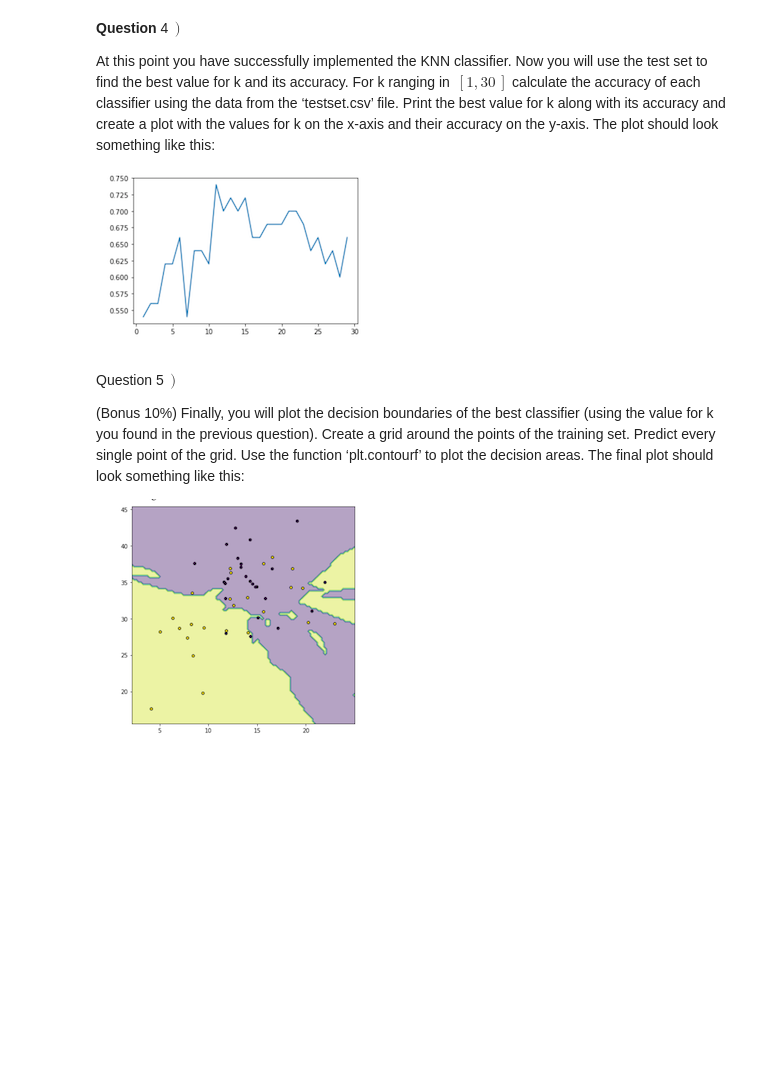
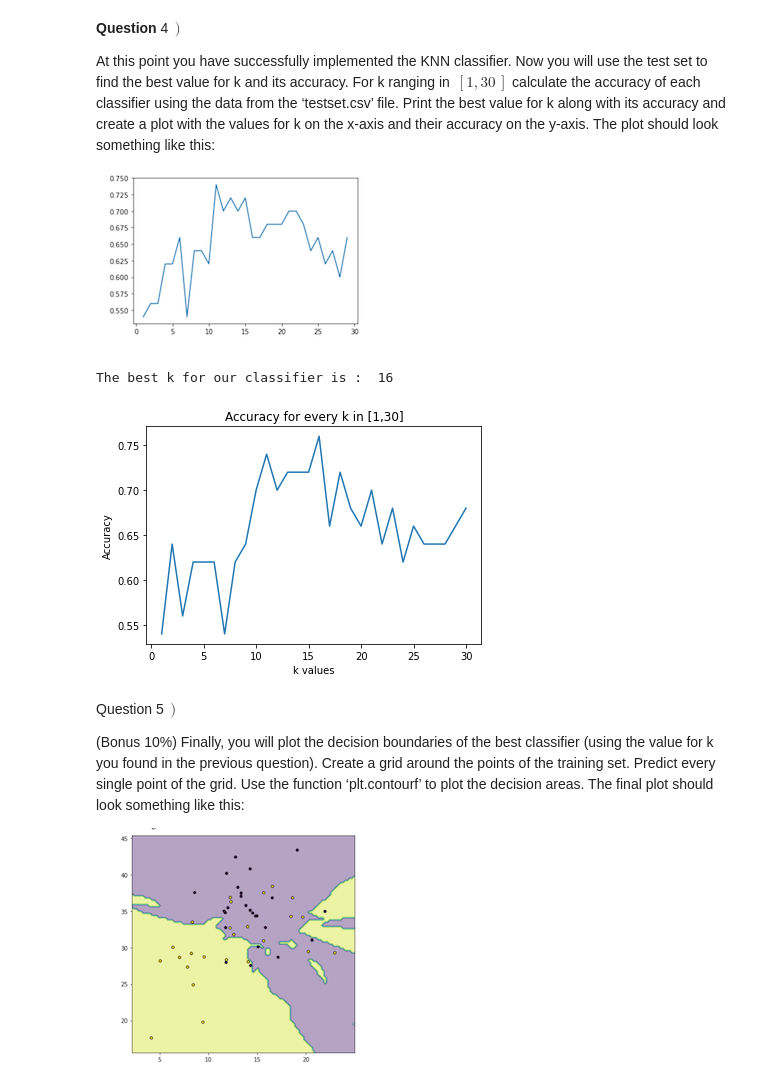
Before and after one commit to Hendrix8/Pattern_Recognition, a Jupyter notebook: Assignment_3/A3_tem2405.ipynb, the cells around one changed output. Saved outputs shown, nothing was run; the diff lists cells and outputs as text; code cells hidden in the pictures; blank space fills up the shorter version.

```diff
--- a/Assignment_3/A3_tem2405.ipynb
+++ b/Assignment_3/A3_tem2405.ipynb
@@ -220,6 +376,23 @@ and train is a numpy array of points. This function should return the euclidean
 **Question**  2 $ \, ) $
 
 Implement a function ‘find_neighbors(x, train, k)’, where k is the number of neighbors. This function should calculate the distance of x to all points in train (using the function you implemented in the previous step), sort them in descending order, and return the k top points from train (the k-nearest neighbors to x).
+# %%
+def find_neighbors(x, train, k):
+
+  dist_not_sorted = calculate_euclidean(x, train) # calculating all the distances of point x and the points t in train
+  dist_not_sorted = dist_not_sorted.reshape((dist_not_sorted.shape[0])) # reshaping it to not have column so that I can use the indexes list better
+
+  distances = np.sort(dist_not_sorted, axis=None) # sorting them
+  distances = np.flip(distances) # reversing the order so that it is sorted in descending order
+
+  top_k = distances[-k:] # taking the last k elements of the array (last k rows of the first column)
+
+  indexes = [np.where(dist_not_sorted == top_k[i]) for i in range(len(top_k))] # this list contains the indexes of the closest points in train to x
+  indexes = [ int(indexes[i][0]) for i in range(len(indexes)) ] # making the indexes to integers
+
+  closest_points = [train[indexes[i]] for i in range(len(indexes))]
+
+  return closest_points
 # %% [markdown]
 Question 3 $ \, ) $
 
@@ -231,6 +440,41 @@ At this point you have successfully implemented the KNN classifier. Now you will
 
 
 ![Screen Shot 2022-04-06 at 4.19.43 AM.png](embedded-picture-1)
+# %%
+accuracy_list = [] # this list will contain 30 numbers in [0,1] that represent the accuracy of the
+# corresponding k
+k_list = [i for i in range(1,31)]
+
+
+for k in range(1,31):
+  probabilities = predict(x_test, x_df3, k)
+  y_pred = [0.0 if p[0] > p[1] else 1.0 for p in probabilities]
+
+  correct = 0 # how many we got correct
+  all = len(y_test) # all the points of the test set
+
+  for i in range(len(y_pred)):
+    if y_pred[i] == y_test[i]:
+      correct += 1 # if the point is classified correctly add one
+
+  accuracy_list.append(correct / all)
+
+# finding the best k
+# the best value for k will be where the accuracy is highest
+best_k = accuracy_list.index(max(accuracy_list)) + 1
+
+# printing best k
+print("The best k for our classifier is : ", best_k)
+
+# plotting the accuracy for each k
+plt.plot(k_list, accuracy_list)
+plt.xlabel("k values")
+plt.ylabel("Accuracy")
+plt.title("Accuracy for every k in [1,30]")
+plt.show()
+# %% [output]
+The best k for our classifier is :  16
+[figure, added]
 # %% [markdown]
 Question 5 $ \, ) $
 
```
Also changed, not shown: parts of 22 cells of this notebook.
